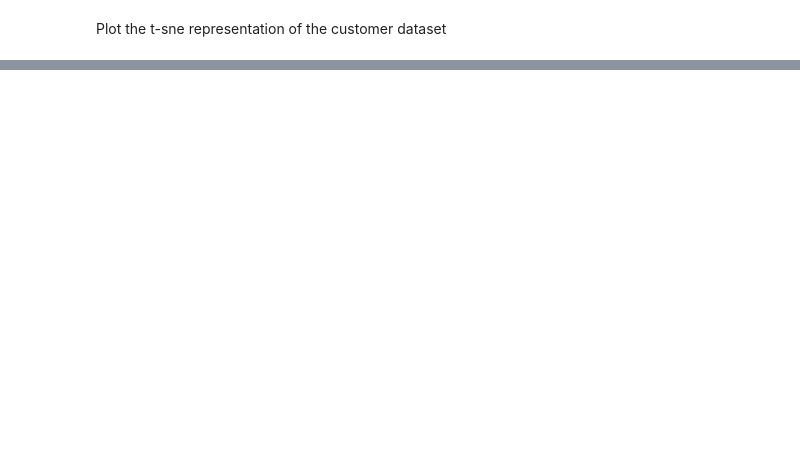
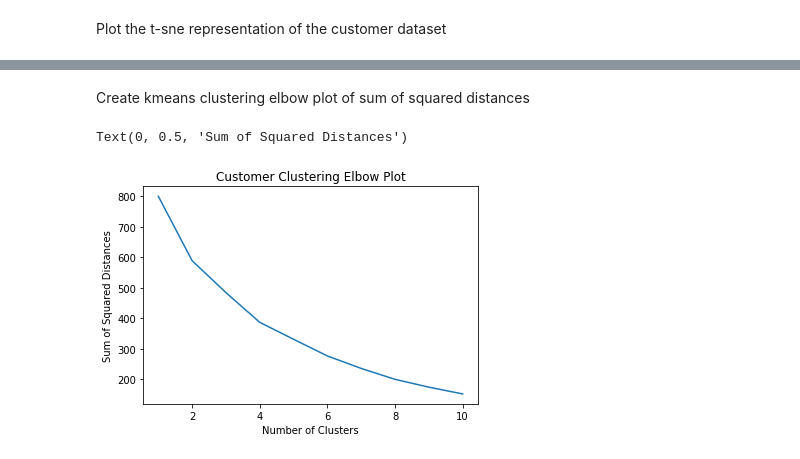
Before and after one commit to blantj/customer_clustering, a Jupyter notebook: modeling.ipynb, the cells around one changed output, grey strips where cells are left out. Drawn from its saved outputs; the diff is of its cells as text; code cells hidden in the pictures; blank space fills up the shorter version.

Commit message:
Model data

```diff
--- a/modeling.ipynb
+++ b/modeling.ipynb
@@ -142,0 +151,5 @@ Text(0.5, 1.0, 'Customer Clustering t-SNE plot')
+# %%
+ss = StandardScaler()
+ss.fit(df)
+df = pd.DataFrame(ss.transform(df), columns=df.columns)
+df.head()
@@ -142,0 +163,17 @@ Text(0.5, 1.0, 'Customer Clustering t-SNE plot')
+# %% [markdown]
+Create kmeans clustering elbow plot of sum of squared distances
+# %%
+elbow_values = []
+for k in range(1,11):
+    kmeans = KMeans(n_clusters = k)
+    kmeans.fit(df)
+    elbow_values.append([k, kmeans.inertia_])
+elbow_df = pd.DataFrame(elbow_values, columns = ['K','Inertia'])
+fig, ax = plt.subplots()
+ax.plot(elbow_df['K'], elbow_df['Inertia'])
+ax.set_title('Customer Clustering Elbow Plot')
+ax.set_xlabel('Number of Clusters')
+ax.set_ylabel('Sum of Squared Distances')
+# %% [output]
+Text(0, 0.5, 'Sum of Squared Distances')
+[figure, added]
```
Also changed, not shown: parts of 10 cells of this notebook.
